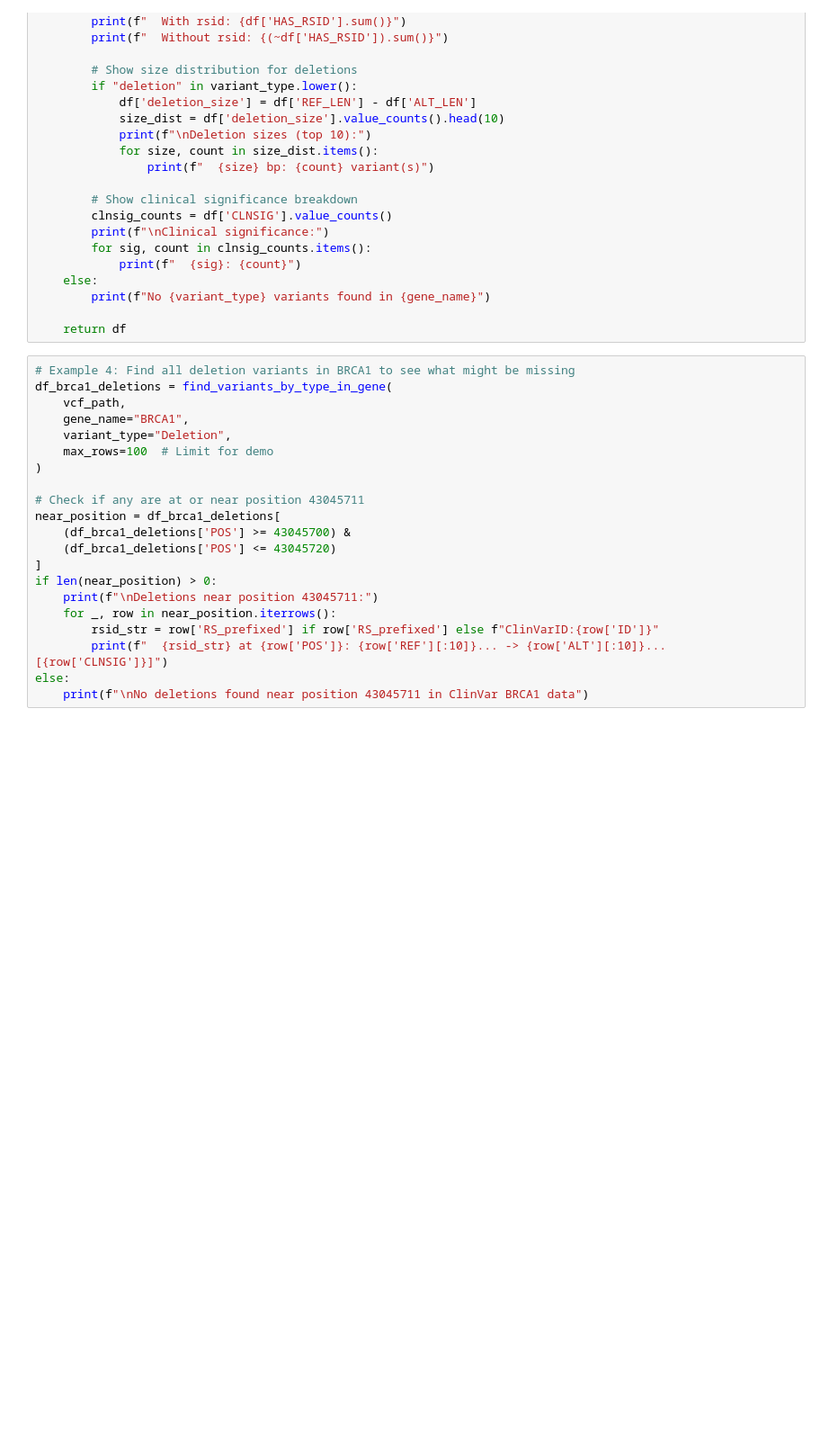
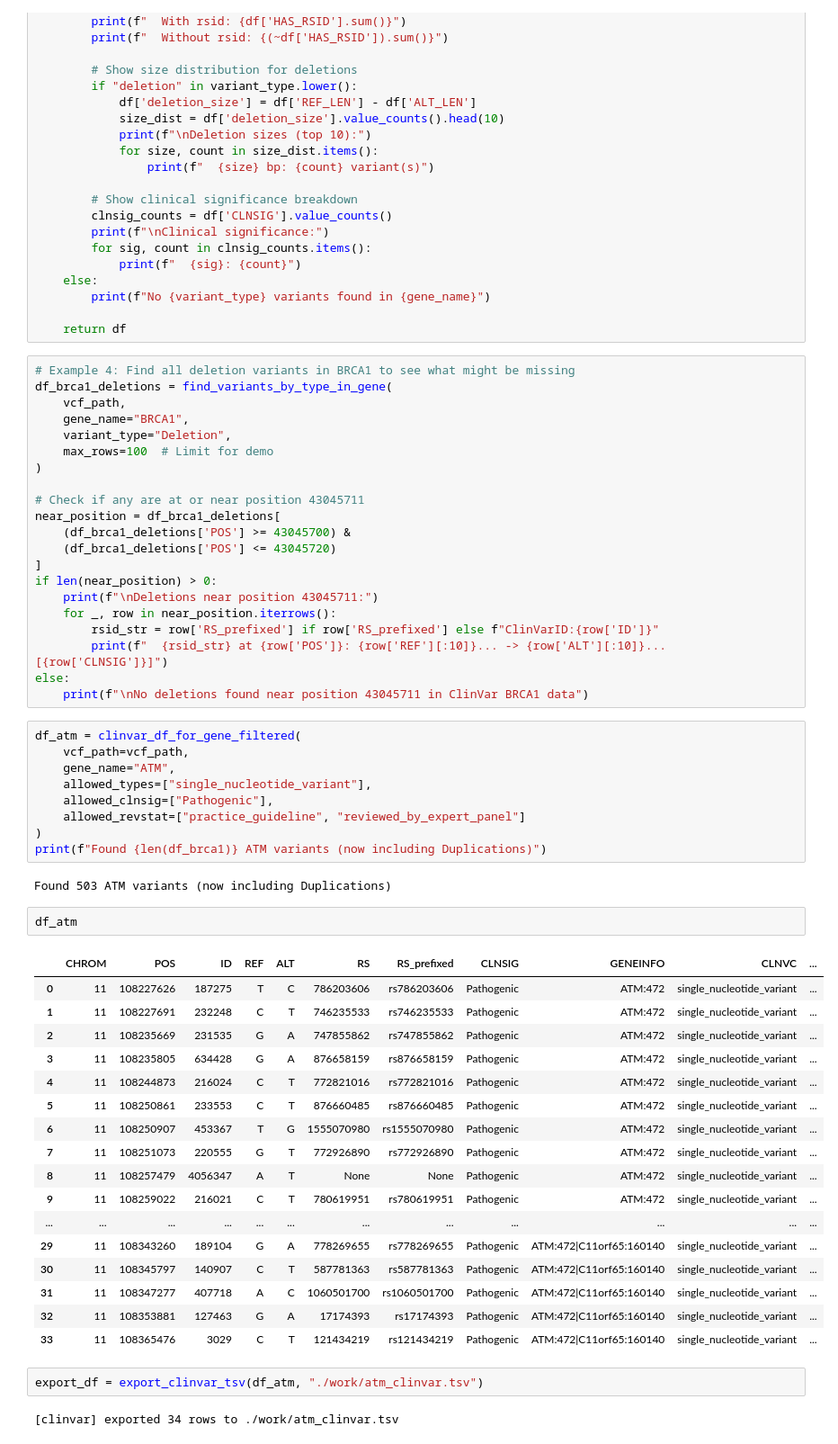
Before and after one commit to OpenMined/bioscript, a Jupyter notebook: notebooks/2_filter.ipynb, the cells around one changed output. Shown at 90% size. Drawn from its saved outputs; the diff is of its cells as text; blank space fills up the shorter version.

```diff
--- a/notebooks/2_filter.ipynb
+++ b/notebooks/2_filter.ipynb
@@ -821,3 +958,38 @@ if len(near_position) > 0:
         print(f"  {rsid_str} at {row['POS']}: {row['REF'][:10]}... -> {row['ALT'][:10]}... [{row['CLNSIG']}]")
 else:
     print(f"\nNo deletions found near position 43045711 in ClinVar BRCA1 data")
+# %%
+df_atm = clinvar_df_for_gene_filtered(
+    vcf_path=vcf_path,
+    gene_name="ATM",
+    allowed_types=["single_nucleotide_variant"],
+    allowed_clnsig=["Pathogenic"],
+    allowed_revstat=["practice_guideline", "reviewed_by_expert_panel"]
+)
+print(f"Found {len(df_brca1)} ATM variants (now including Duplications)")
+# %% [output]
+Found 503 ATM variants (now including Duplications)
+# %%
+df_atm
+# %% [output]
+|  | CHROM | POS | ID | REF | ALT | RS | RS_prefixed | CLNSIG | GENEINFO | CLNVC | ... |
+| 0 | 11 | 108227626 | 187275 | T | C | 786203606 | rs786203606 | Pathogenic | ATM:472 | single_nucleotide_variant | ... |
+| 1 | 11 | 108227691 | 232248 | C | T | 746235533 | rs746235533 | Pathogenic | ATM:472 | single_nucleotide_variant | ... |
+| 2 | 11 | 108235669 | 231535 | G | A | 747855862 | rs747855862 | Pathogenic | ATM:472 | single_nucleotide_variant | ... |
+| 3 | 11 | 108235805 | 634428 | G | A | 876658159 | rs876658159 | Pathogenic | ATM:472 | single_nucleotide_variant | ... |
+| 4 | 11 | 108244873 | 216024 | C | T | 772821016 | rs772821016 | Pathogenic | ATM:472 | single_nucleotide_variant | ... |
+| 5 | 11 | 108250861 | 233553 | C | T | 876660485 | rs876660485 | Pathogenic | ATM:472 | single_nucleotide_variant | ... |
+| 6 | 11 | 108250907 | 453367 | T | G | 1555070980 | rs1555070980 | Pathogenic | ATM:472 | single_nucleotide_variant | ... |
+| 7 | 11 | 108251073 | 220555 | G | T | 772926890 | rs772926890 | Pathogenic | ATM:472 | single_nucleotide_variant | ... |
+| 8 | 11 | 108257479 | 4056347 | A | T | None | None | Pathogenic | ATM:472 | single_nucleotide_variant | ... |
+| 9 | 11 | 108259022 | 216021 | C | T | 780619951 | rs780619951 | Pathogenic | ATM:472 | single_nucleotide_variant | ... |
+| ... | ... | ... | ... | ... | ... | ... | ... | ... | ... | ... | ... |
+| 29 | 11 | 108343260 | 189104 | G | A | 778269655 | rs778269655 | Pathogenic | ATM:472|C11orf65:160140 | single_nucleotide_variant | ... |
+| 30 | 11 | 108345797 | 140907 | C | T | 587781363 | rs587781363 | Pathogenic | ATM:472|C11orf65:160140 | single_nucleotide_variant | ... |
+| 31 | 11 | 108347277 | 407718 | A | C | 1060501700 | rs1060501700 | Pathogenic | ATM:472|C11orf65:160140 | single_nucleotide_variant | ... |
+| 32 | 11 | 108353881 | 127463 | G | A | 17174393 | rs17174393 | Pathogenic | ATM:472|C11orf65:160140 | single_nucleotide_variant | ... |
+| 33 | 11 | 108365476 | 3029 | C | T | 121434219 | rs121434219 | Pathogenic | ATM:472|C11orf65:160140 | single_nucleotide_variant | ... |
+# %%
+export_df = export_clinvar_tsv(df_atm, "./work/atm_clinvar.tsv")
+# %% [output]
+[clinvar] exported 34 rows to ./work/atm_clinvar.tsv
```
Also changed, not shown: parts of 18 cells of this notebook, 2 other files.
